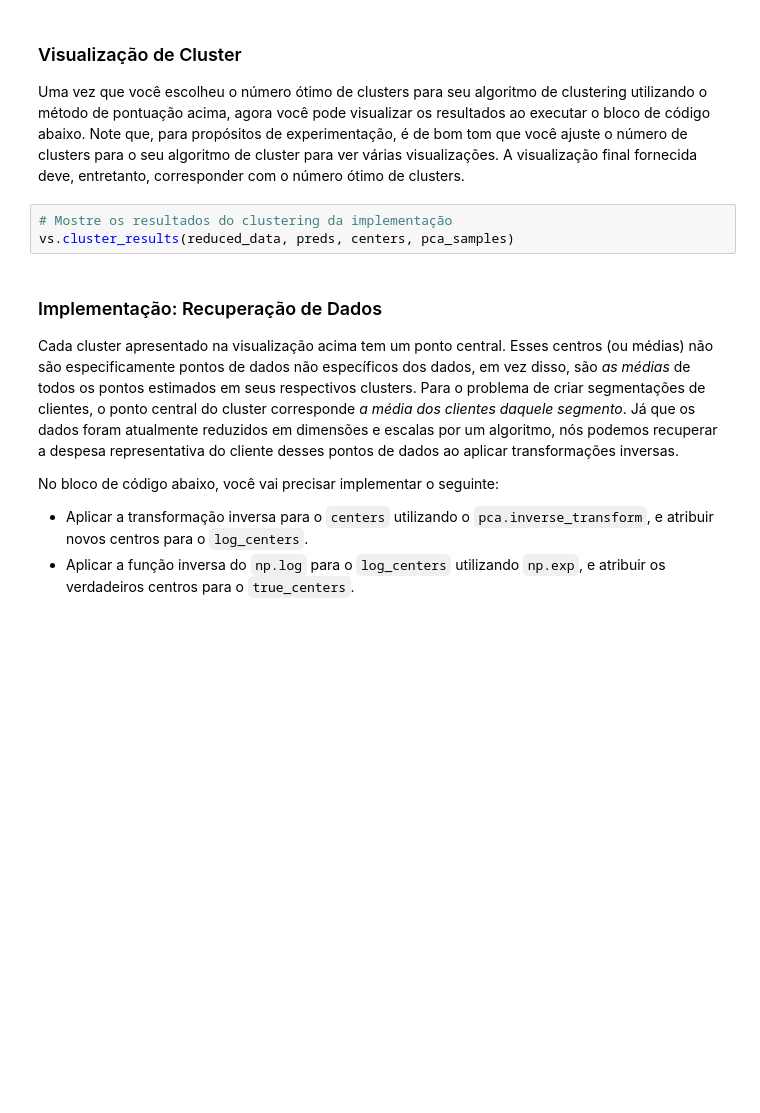
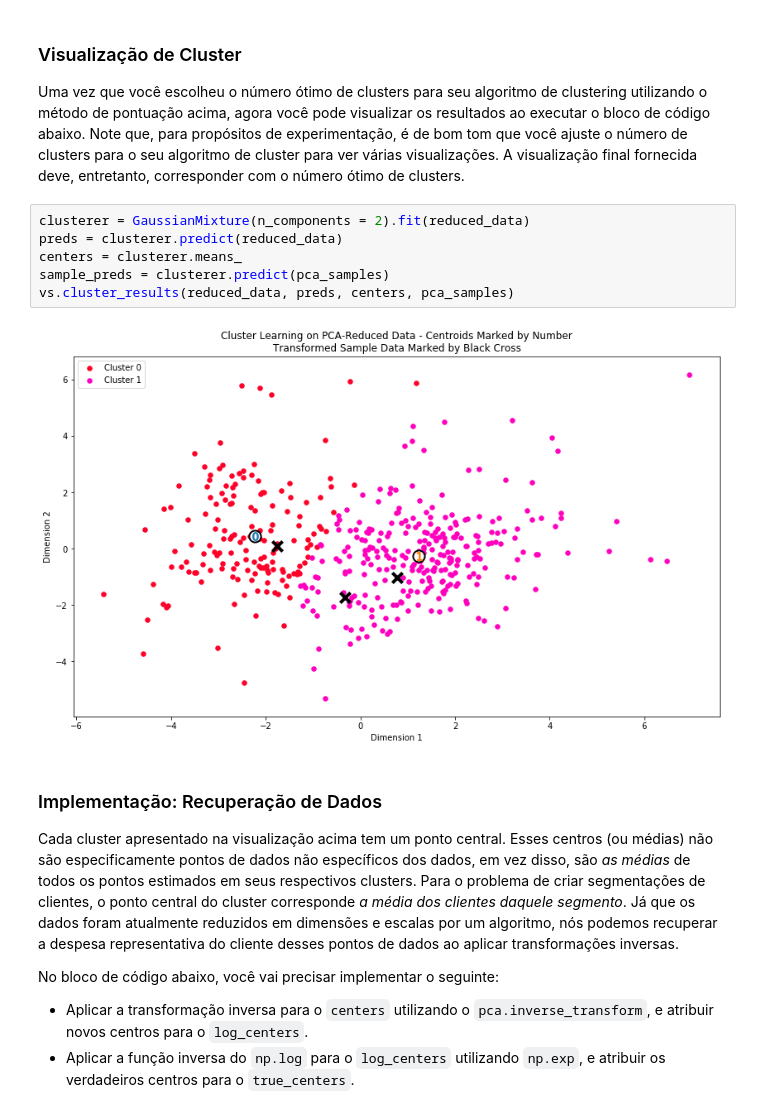
Before and after one commit to vyniciuss/NDG_ml_customer_segments, a Jupyter notebook: customer_segments_PT.ipynb, the cells around one changed output. Saved outputs shown, nothing was run; the diff lists cells and outputs as text; blank space fills up the shorter version.

```diff
--- a/customer_segments_PT.ipynb
+++ b/customer_segments_PT.ipynb
@@ -531,9 +558,14 @@ score = None
 # %% [markdown]
 ### Visualização de Cluster
 Uma vez que você escolheu o número ótimo de clusters para seu algoritmo de clustering utilizando o método de pontuação acima, agora você pode visualizar os resultados ao executar o bloco de código abaixo. Note que, para propósitos de experimentação, é de bom tom que você ajuste o número de clusters para o seu algoritmo de cluster para ver várias visualizações. A visualização final fornecida deve, entretanto, corresponder com o número ótimo de clusters.
-# %%
-# Mostre os resultados do clustering da implementação
-vs.cluster_results(reduced_data, preds, centers, pca_samples)
+# %%
+clusterer = GaussianMixture(n_components = 2).fit(reduced_data)
+preds = clusterer.predict(reduced_data)
+centers = clusterer.means_
+sample_preds = clusterer.predict(pca_samples)
+vs.cluster_results(reduced_data, preds, centers, pca_samples)
+# %% [output]
+[figure, added]
 # %% [markdown]
 ### Implementação: Recuperação de Dados
 Cada cluster apresentado na visualização acima tem um ponto central. Esses centros (ou médias) não são especificamente pontos de dados não específicos dos dados, em vez disso, são *as médias* de todos os pontos estimados em seus respectivos clusters. Para o problema de criar segmentações de clientes, o ponto central do cluster corresponde *a média dos clientes daquele segmento*. Já que os dados foram atualmente reduzidos em dimensões e escalas por um algoritmo, nós podemos recuperar a despesa representativa do cliente desses pontos de dados ao aplicar transformações inversas.
```
Also changed, not shown: parts of 9 cells of this notebook.
